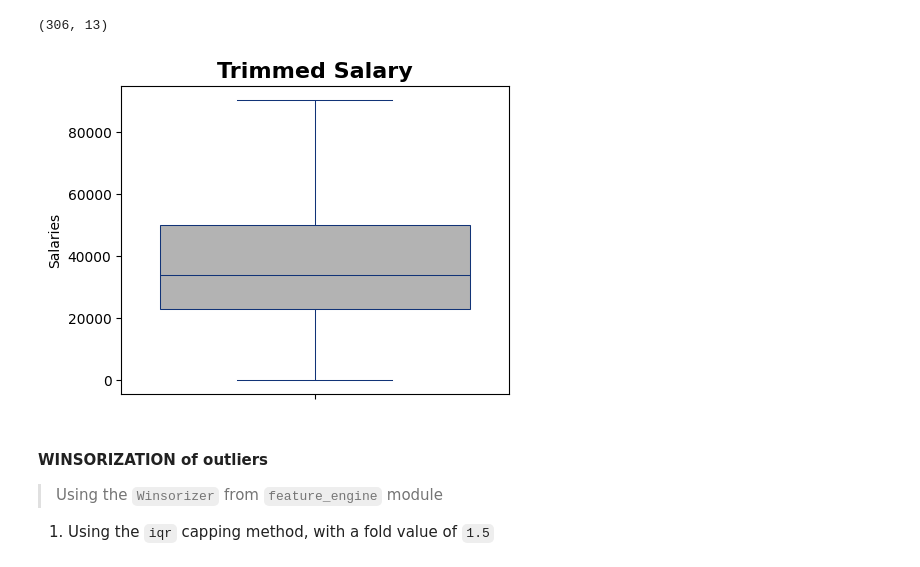
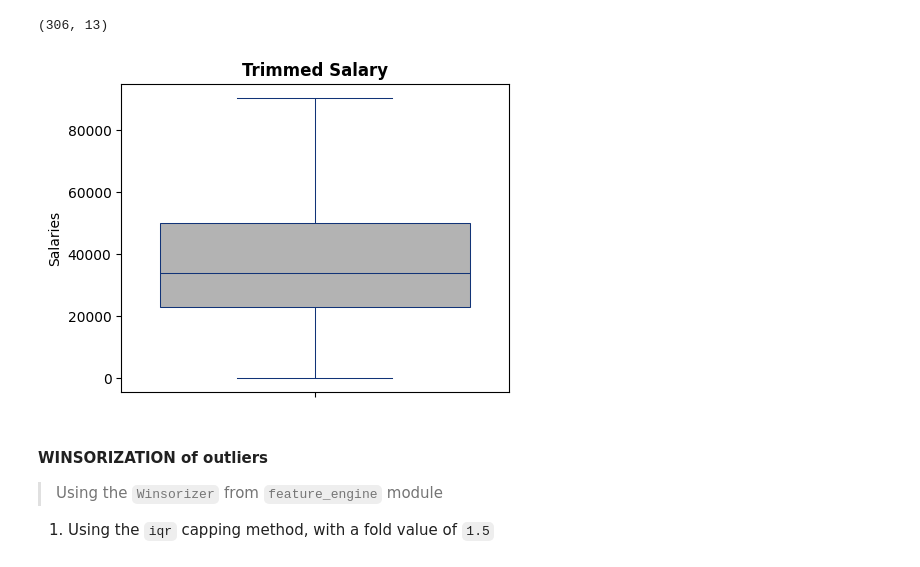
Before and after one commit to nirmit27/ds-and-ml, a Jupyter notebook: ML/ML_Training.ipynb, the cells around one changed output. Cells and saved outputs as stored; diff of their text form; code cells hidden in the pictures.

```diff
--- a/ML/ML_Training.ipynb
+++ b/ML/ML_Training.ipynb
@@ -117,12 +117,12 @@ ethnic_trimmed.shape
 (306, 13)
 # %%
 plt.figure(figsize=(5, 4))
-plt.title("Trimmed Salary", fontweight='bold', fontsize=16)
+plt.title("Trimmed Salary", fontweight='bold')
 sns.boxplot(y=ethnic_trimmed['Salaries'], color=".7", linecolor="#137", linewidth=.75)
 
 plt.show()
 # %% [output]
-[figure, old version]
+[figure, new version]
 # %% [markdown]
 #### **WINSORIZATION** of outliers
 > Using the `Winsorizer` from `feature_engine` module
```
